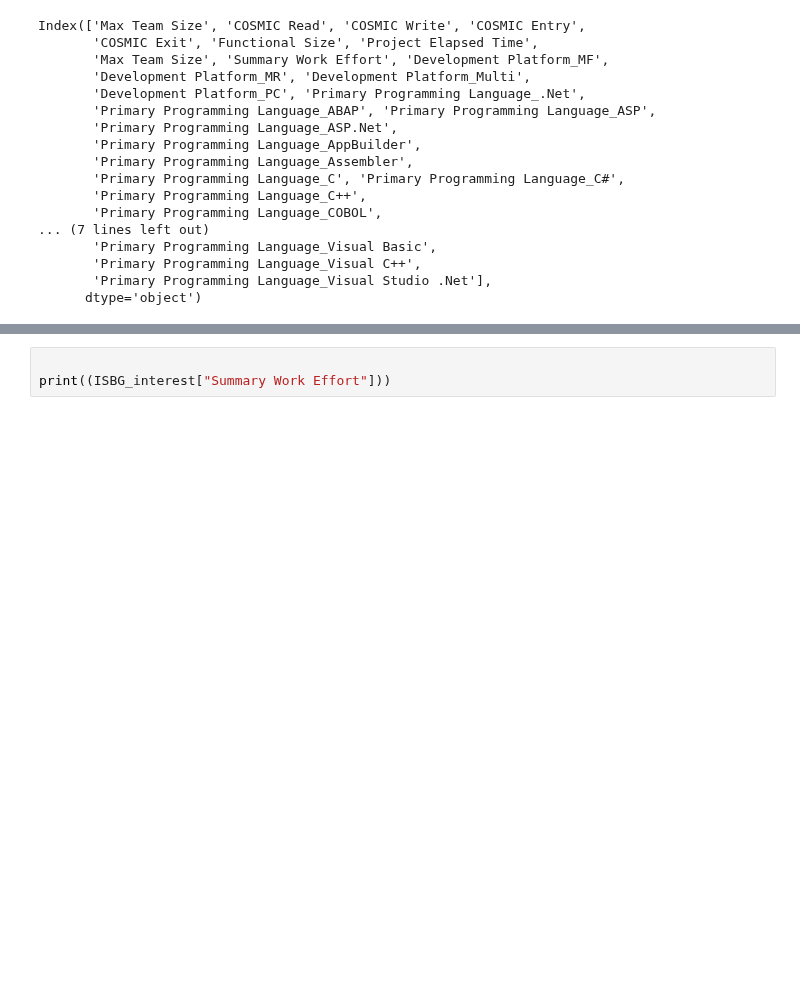
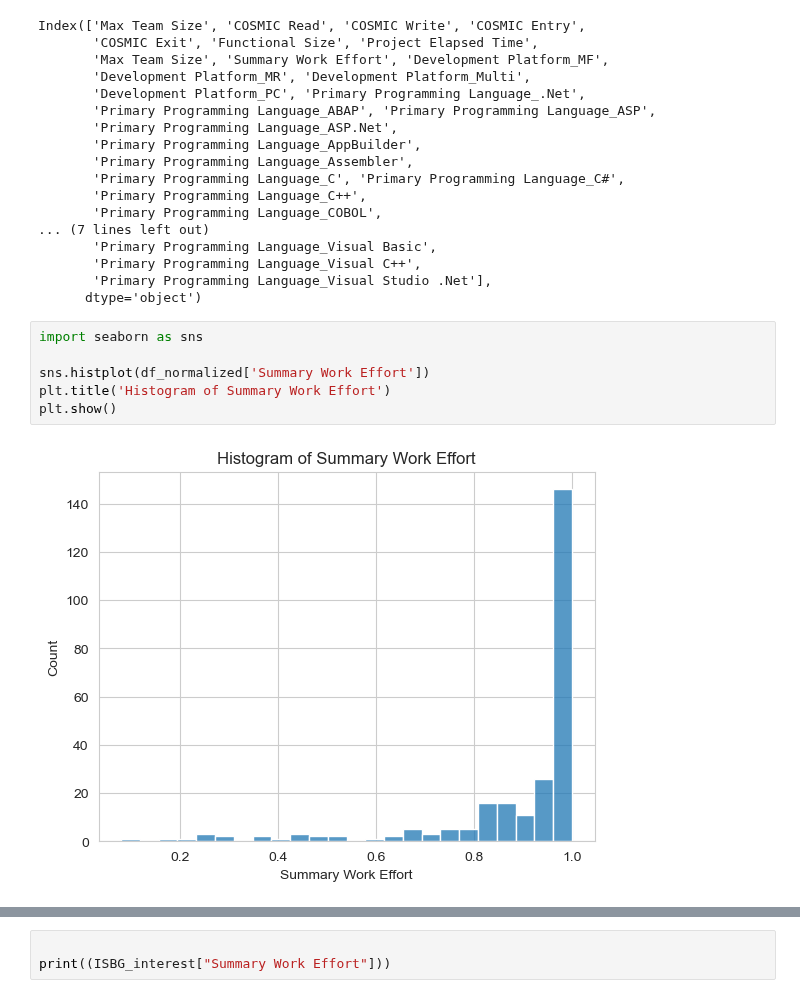
Before and after one commit to J4nvg/ResearchWorkshop, a Jupyter notebook: RW_dataset2.ipynb, the cells around one changed output, grey strips where cells are left out. Cells and saved outputs as stored; diff of their text form; blank space fills up the shorter version.

```diff
--- a/RW_dataset2.ipynb
+++ b/RW_dataset2.ipynb
@@ -152,4 +152,12 @@ Index(['Max Team Size', 'COSMIC Read', 'COSMIC Write', 'COSMIC Entry',
        'Primary Programming Language_Visual C++',
        'Primary Programming Language_Visual Studio .Net'],
       dtype='object')
+# %%
+import seaborn as sns
+
+sns.histplot(df_normalized['Summary Work Effort'])
+plt.title('Histogram of Summary Work Effort')
+plt.show()
+# %% [output]
+[figure, added]
 # %%
```
Also changed, not shown: parts of 1 cell of this notebook.
